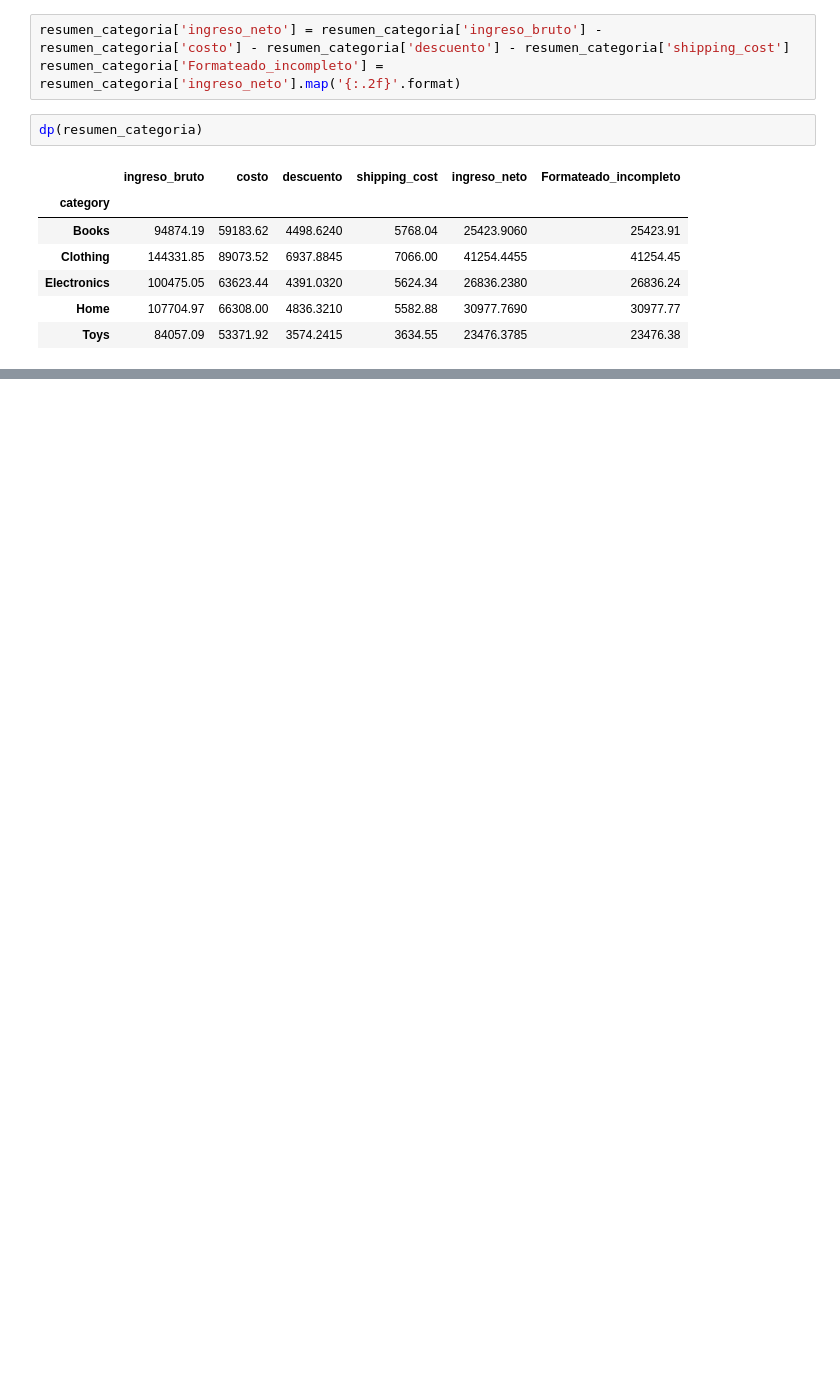
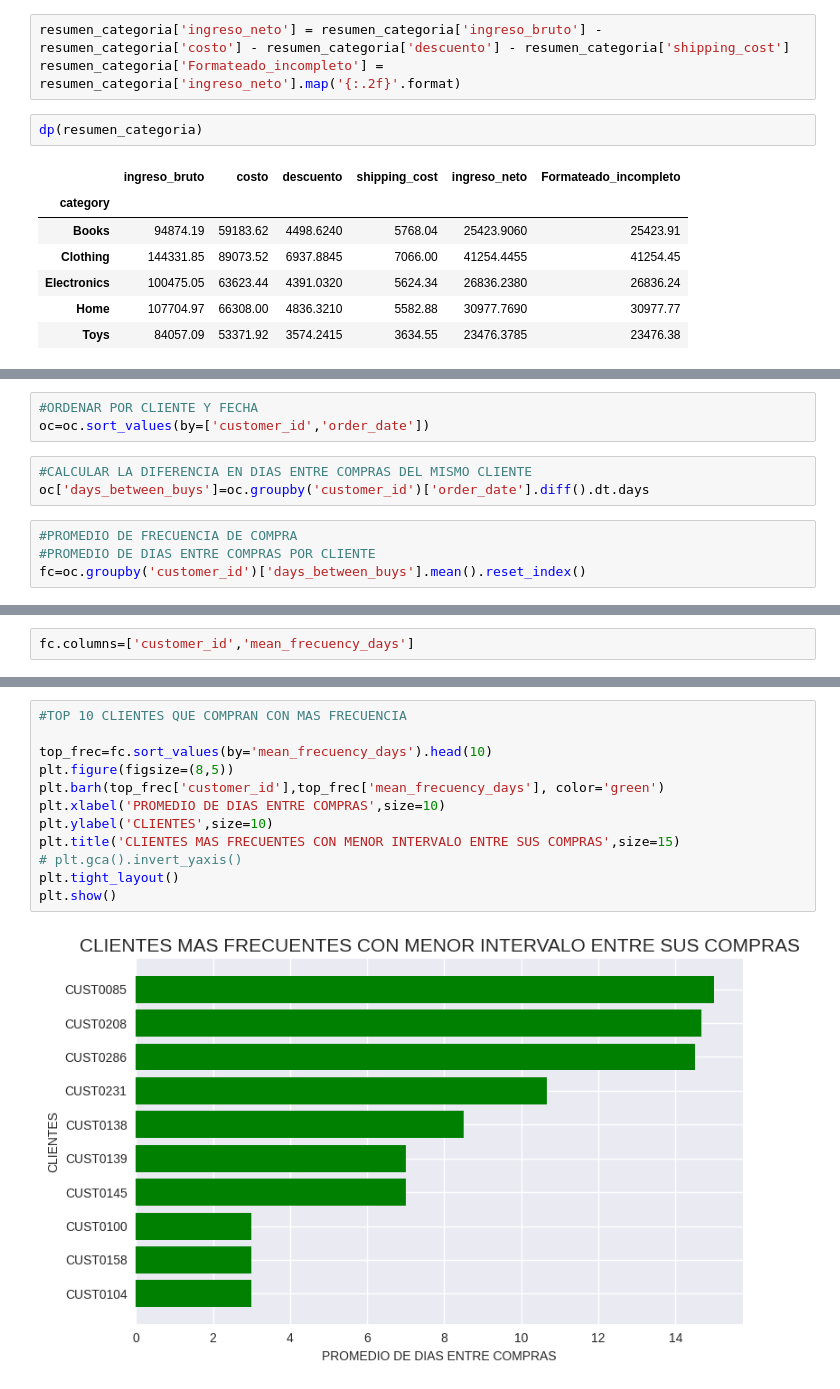
Before and after one commit to developreiloyo/analisis_datos, a Jupyter notebook: Analisis de Rentabilidad/Analisis_rentabilidad.ipynb, the cells around one changed output, grey strips where cells are left out. Drawn from its saved outputs; the diff is of its cells as text; blank space fills up the shorter version.

```diff
--- a/Analisis de Rentabilidad/Analisis_rentabilidad.ipynb
+++ b/Analisis de Rentabilidad/Analisis_rentabilidad.ipynb
@@ -139,0 +564,10 @@ plt.show()
+# %%
+#ORDENAR POR CLIENTE Y FECHA
+oc=oc.sort_values(by=['customer_id','order_date'])
+# %%
+#CALCULAR LA DIFERENCIA EN DIAS ENTRE COMPRAS DEL MISMO CLIENTE
+oc['days_between_buys']=oc.groupby('customer_id')['order_date'].diff().dt.days
+# %%
+#PROMEDIO DE FRECUENCIA DE COMPRA
+#PROMEDIO DE DIAS ENTRE COMPRAS POR CLIENTE
+fc=oc.groupby('customer_id')['days_between_buys'].mean().reset_index()
@@ -139,0 +590,2 @@ plt.show()
+# %%
+fc.columns=['customer_id','mean_frecuency_days']
@@ -139,0 +657,14 @@ plt.show()
+# %%
+#TOP 10 CLIENTES QUE COMPRAN CON MAS FRECUENCIA
+
+top_frec=fc.sort_values(by='mean_frecuency_days').head(10)
+plt.figure(figsize=(8,5))
+plt.barh(top_frec['customer_id'],top_frec['mean_frecuency_days'], color='green')
+plt.xlabel('PROMEDIO DE DIAS ENTRE COMPRAS',size=10)
+plt.ylabel('CLIENTES',size=10)
+plt.title('CLIENTES MAS FRECUENTES CON MENOR INTERVALO ENTRE SUS COMPRAS',size=15)
+# plt.gca().invert_yaxis()
+plt.tight_layout()
+plt.show()
+# %% [output]
+[figure, added]
```
Also changed, not shown: parts of 74 cells of this notebook, 1 other file.
